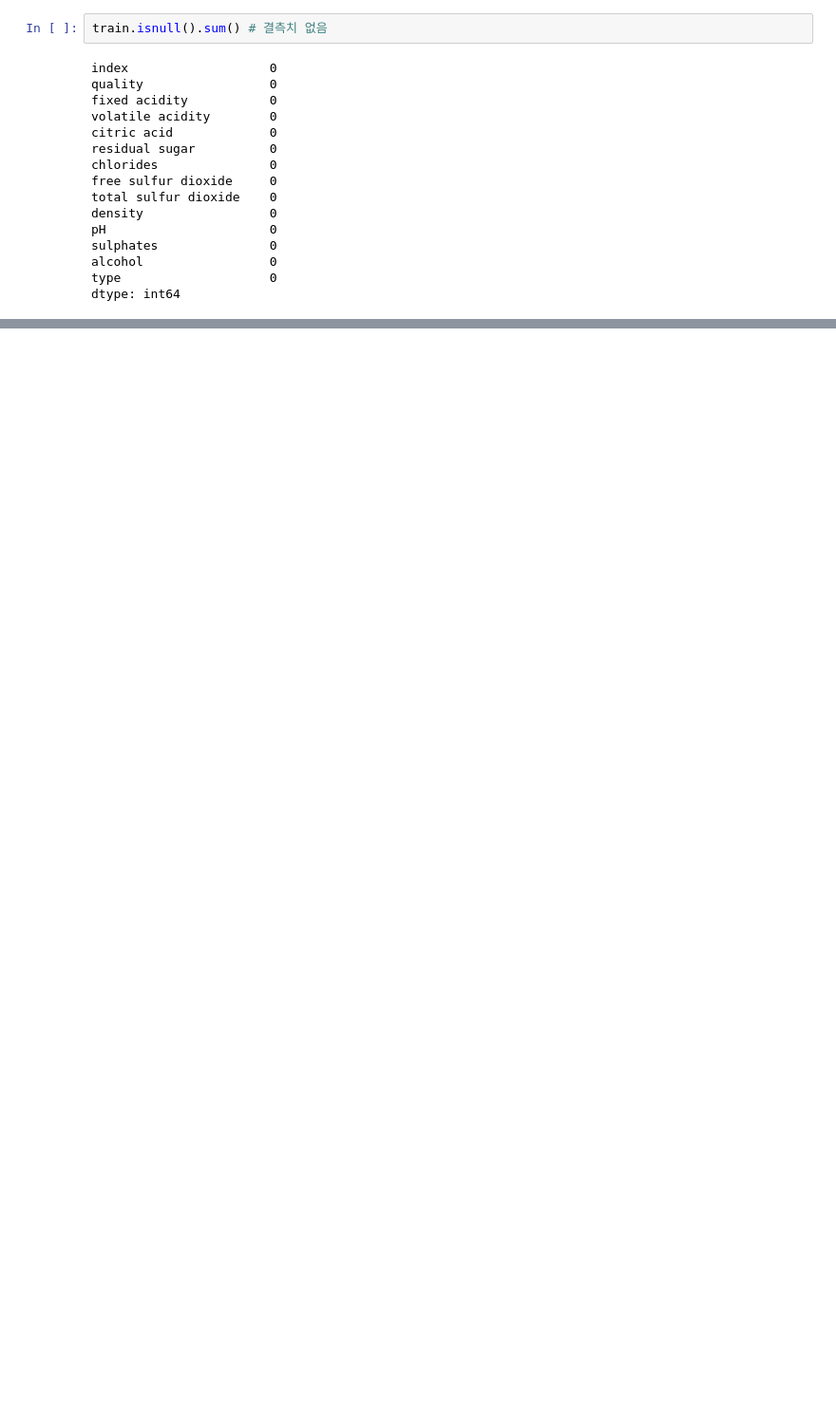
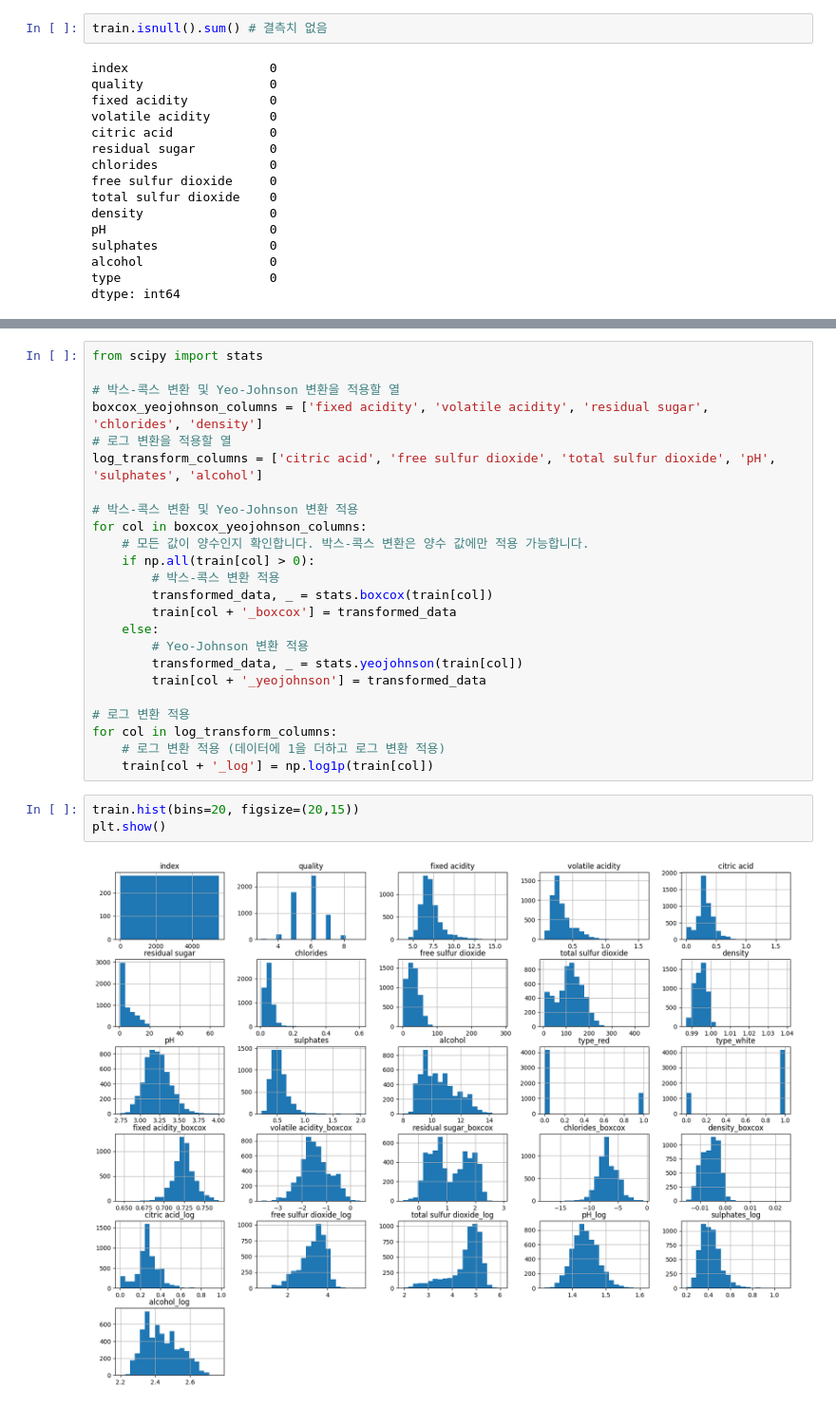
Before and after one commit to Taeseong-eom/FOM, a Jupyter notebook: mini1/와인품질예측.ipynb, the cells around one changed output, grey strips where cells are left out. Shown at 95% size. Saved outputs shown, nothing was run; the diff lists cells and outputs as text; blank space fills up the shorter version.

```diff
--- a/mini1/와인품질예측.ipynb
+++ b/mini1/와인품질예측.ipynb
@@ -131,0 +181,29 @@ train.head(3)
+# %%
+from scipy import stats
+
+# 박스-콕스 변환 및 Yeo-Johnson 변환을 적용할 열
+boxcox_yeojohnson_columns = ['fixed acidity', 'volatile acidity', 'residual sugar', 'chlorides', 'density']
+# 로그 변환을 적용할 열
+log_transform_columns = ['citric acid', 'free sulfur dioxide', 'total sulfur dioxide', 'pH', 'sulphates', 'alcohol']
+
+# 박스-콕스 변환 및 Yeo-Johnson 변환 적용
+for col in boxcox_yeojohnson_columns:
+    # 모든 값이 양수인지 확인합니다. 박스-콕스 변환은 양수 값에만 적용 가능합니다.
+    if np.all(train[col] > 0):
+        # 박스-콕스 변환 적용
+        transformed_data, _ = stats.boxcox(train[col])
+        train[col + '_boxcox'] = transformed_data
+    else:
+        # Yeo-Johnson 변환 적용
+        transformed_data, _ = stats.yeojohnson(train[col])
+        train[col + '_yeojohnson'] = transformed_data
+
+# 로그 변환 적용
+for col in log_transform_columns:
+    # 로그 변환 적용 (데이터에 1을 더하고 로그 변환 적용)
+    train[col + '_log'] = np.log1p(train[col])
+# %%
+train.hist(bins=20, figsize=(20,15))
+plt.show()
+# %% [output]
+[figure, added]
```
Also changed, not shown: parts of 33 cells of this notebook.
